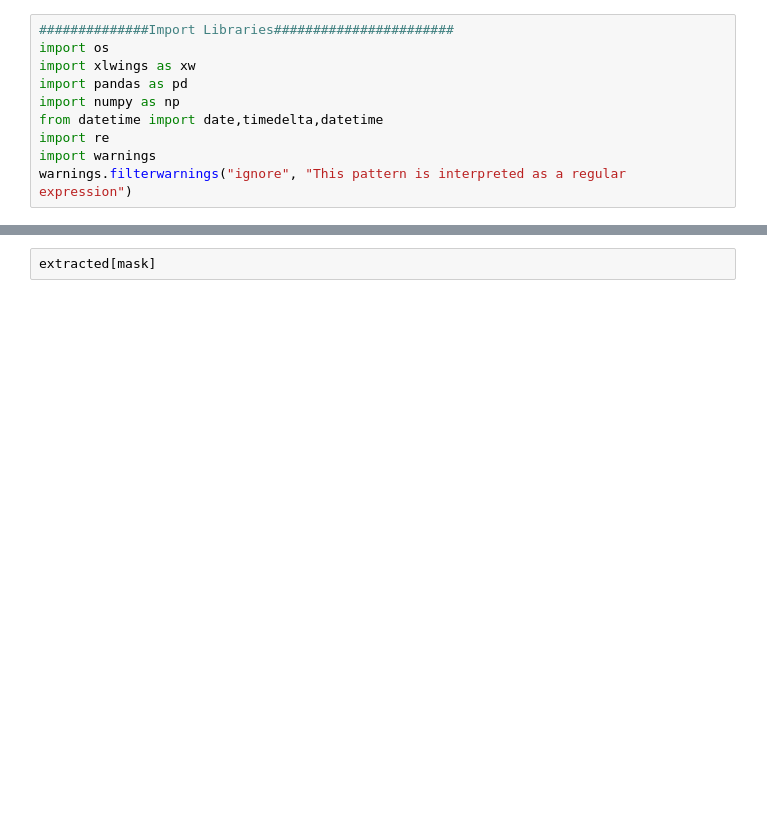
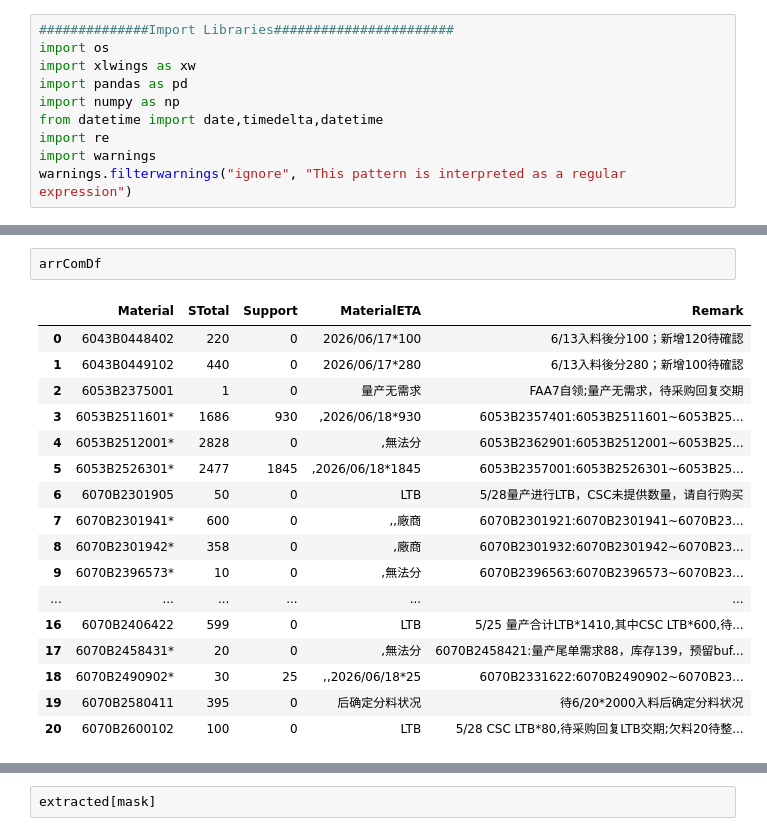
Before and after one commit to ivan011019712/OPOETA, a Jupyter notebook: OPO_ETA2.ipynb, the cells around one changed output, grey strips where cells are left out. Saved outputs shown, nothing was run; the diff lists cells and outputs as text; blank space fills up the shorter version.

```diff
--- a/OPO_ETA2.ipynb
+++ b/OPO_ETA2.ipynb
@@ -586,0 +519,20 @@ Finish!!
+# %%
+arrComDf
+# %% [output]
+|  | Material | STotal | Support | MaterialETA | Remark |
+| 0 | 6043B0448402 | 220 | 0 | 2026/06/17*100 | 6/13入料後分100；新增120待確認 |
+| 1 | 6043B0449102 | 440 | 0 | 2026/06/17*280 | 6/13入料後分280；新增100待確認 |
+| 2 | 6053B2375001 | 1 | 0 | 量产无需求 | FAA7自领;量产无需求，待采购回复交期 |
+| 3 | 6053B2511601* | 1686 | 930 | ,2026/06/18*930 | 6053B2357401:6053B2511601~6053B25... |
+| 4 | 6053B2512001* | 2828 | 0 | ,無法分 | 6053B2362901:6053B2512001~6053B25... |
+| 5 | 6053B2526301* | 2477 | 1845 | ,2026/06/18*1845 | 6053B2357001:6053B2526301~6053B25... |
+| 6 | 6070B2301905 | 50 | 0 | LTB | 5/28量产进行LTB，CSC未提供数量，请自行购买 |
+| 7 | 6070B2301941* | 600 | 0 | ,,廠商 | 6070B2301921:6070B2301941~6070B23... |
+| 8 | 6070B2301942* | 358 | 0 | ,廠商 | 6070B2301932:6070B2301942~6070B23... |
+| 9 | 6070B2396573* | 10 | 0 | ,無法分 | 6070B2396563:6070B2396573~6070B23... |
+| ... | ... | ... | ... | ... | ... |
+| 16 | 6070B2406422 | 599 | 0 | LTB | 5/25 量产合计LTB*1410,其中CSC LTB*600,待... |
+| 17 | 6070B2458431* | 20 | 0 | ,無法分 | 6070B2458421:量产尾单需求88，库存139，预留buf... |
+| 18 | 6070B2490902* | 30 | 25 | ,,2026/06/18*25 | 6070B2331622:6070B2490902~6070B23... |
+| 19 | 6070B2580411 | 395 | 0 | 后确定分料状况 | 待6/20*2000入料后确定分料状况 |
+| 20 | 6070B2600102 | 100 | 0 | LTB | 5/28 CSC LTB*80,待采购回复LTB交期;欠料20待整... |
```
Also changed, not shown: parts of 7 cells of this notebook, 1 other file.
